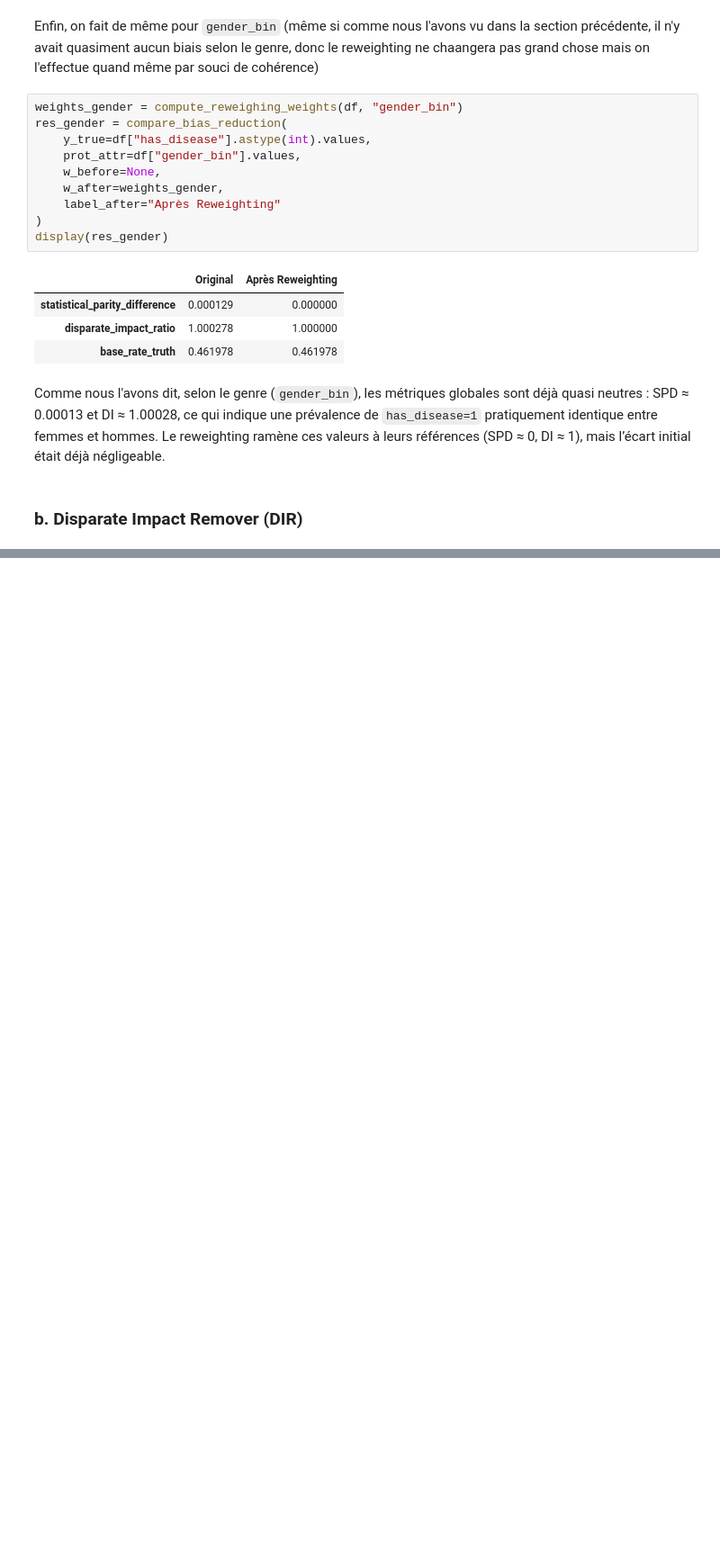
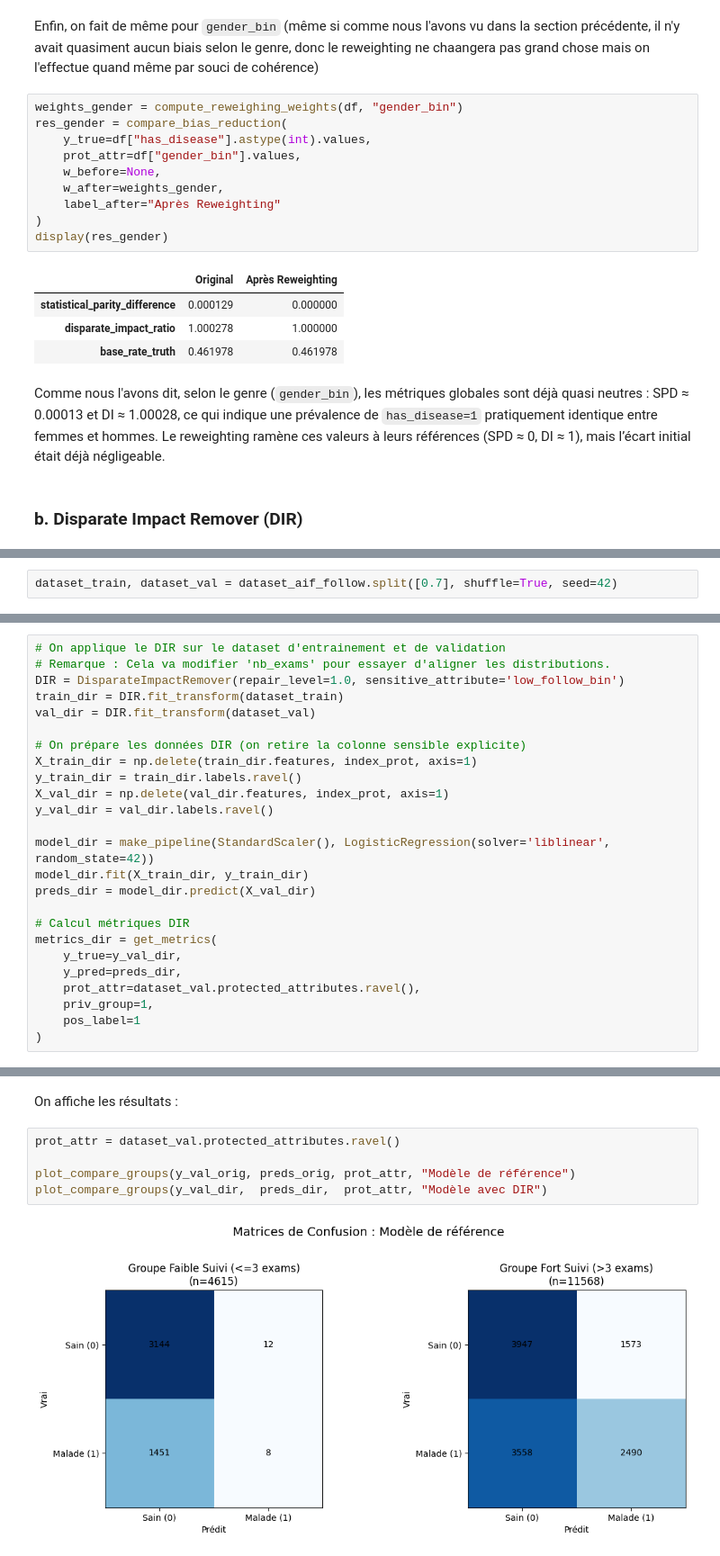
Before and after one commit to EagleForce14/Fairness, a Jupyter notebook: Mi-Projet/Mi-Projet-BRION.ipynb, the cells around one changed output, grey strips where cells are left out. Shown at 90% size. Drawn from its saved outputs; the diff is of its cells as text; blank space fills up the shorter version.

```diff
--- a/Mi-Projet/Mi-Projet-BRION.ipynb
+++ b/Mi-Projet/Mi-Projet-BRION.ipynb
@@ -862,0 +996,2 @@ Comme nous l'avons dit, selon le genre (`gender_bin`), les métriques globales s
+# %%
+dataset_train, dataset_val = dataset_aif_follow.split([0.7], shuffle=True, seed=42)
@@ -862,0 +1023,25 @@ Comme nous l'avons dit, selon le genre (`gender_bin`), les métriques globales s
+# %%
+# On applique le DIR sur le dataset d'entrainement et de validation
+# Remarque : Cela va modifier 'nb_exams' pour essayer d'aligner les distributions.
+DIR = DisparateImpactRemover(repair_level=1.0, sensitive_attribute='low_follow_bin')
+train_dir = DIR.fit_transform(dataset_train)
+val_dir = DIR.fit_transform(dataset_val)
+
+# On prépare les données DIR (on retire la colonne sensible explicite)
+X_train_dir = np.delete(train_dir.features, index_prot, axis=1)
+y_train_dir = train_dir.labels.ravel()
+X_val_dir = np.delete(val_dir.features, index_prot, axis=1)
+y_val_dir = val_dir.labels.ravel()
+
+model_dir = make_pipeline(StandardScaler(), LogisticRegression(solver='liblinear', random_state=42))
+model_dir.fit(X_train_dir, y_train_dir)
+preds_dir = model_dir.predict(X_val_dir)
+
+# Calcul métriques DIR
+metrics_dir = get_metrics(
+    y_true=y_val_dir,
+    y_pred=preds_dir,
+    prot_attr=dataset_val.protected_attributes.ravel(),
+    priv_group=1,
+    pos_label=1
+)
@@ -862,0 +1141,9 @@ Comme nous l'avons dit, selon le genre (`gender_bin`), les métriques globales s
+# %% [markdown]
+On affiche les résultats :
+# %%
+prot_attr = dataset_val.protected_attributes.ravel()
+
+plot_compare_groups(y_val_orig, preds_orig, prot_attr, "Modèle de référence")
+plot_compare_groups(y_val_dir,  preds_dir,  prot_attr, "Modèle avec DIR")
+# %% [output]
+[figure, added]
```
Also changed, not shown: parts of 28 cells of this notebook, 1 other file.
